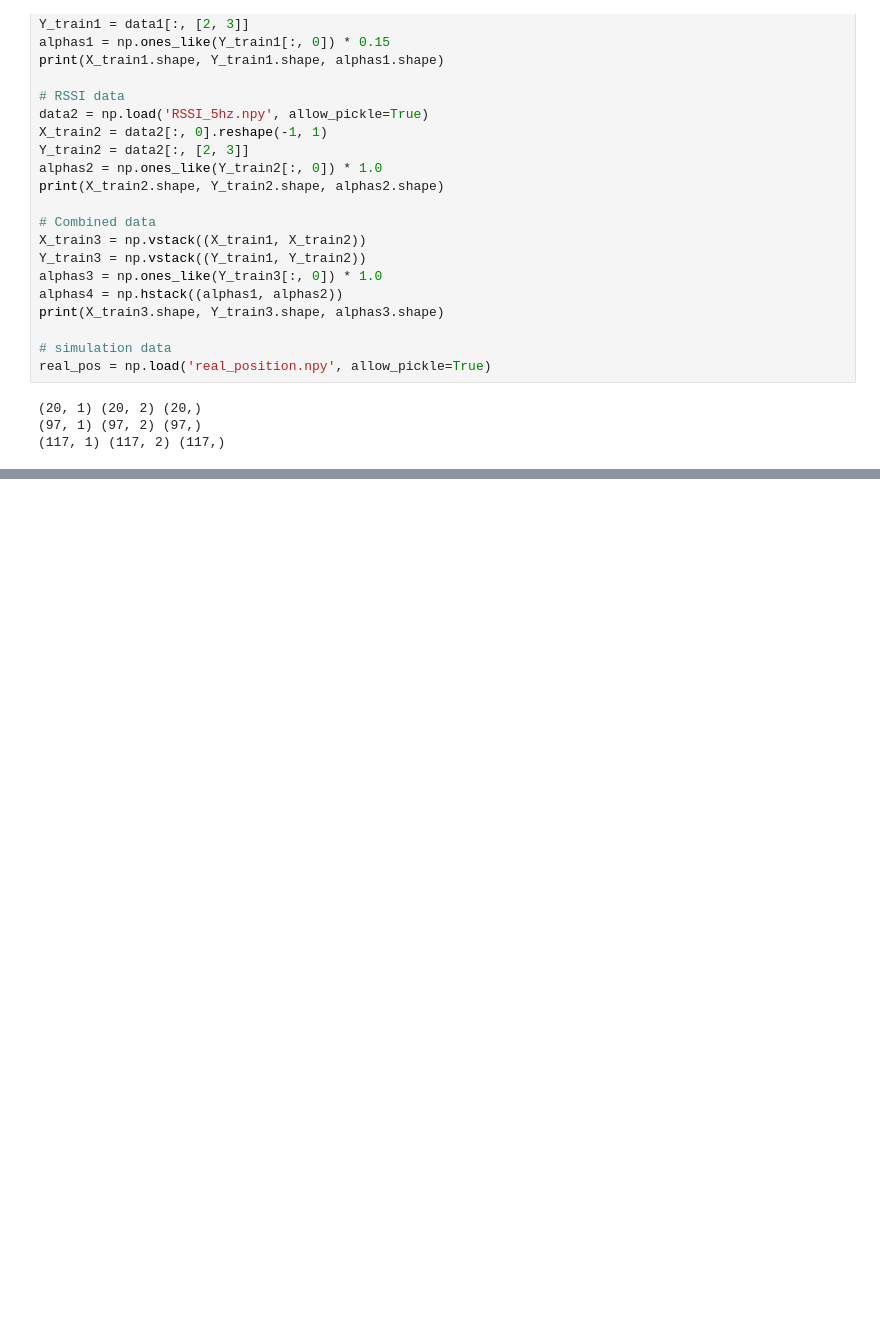
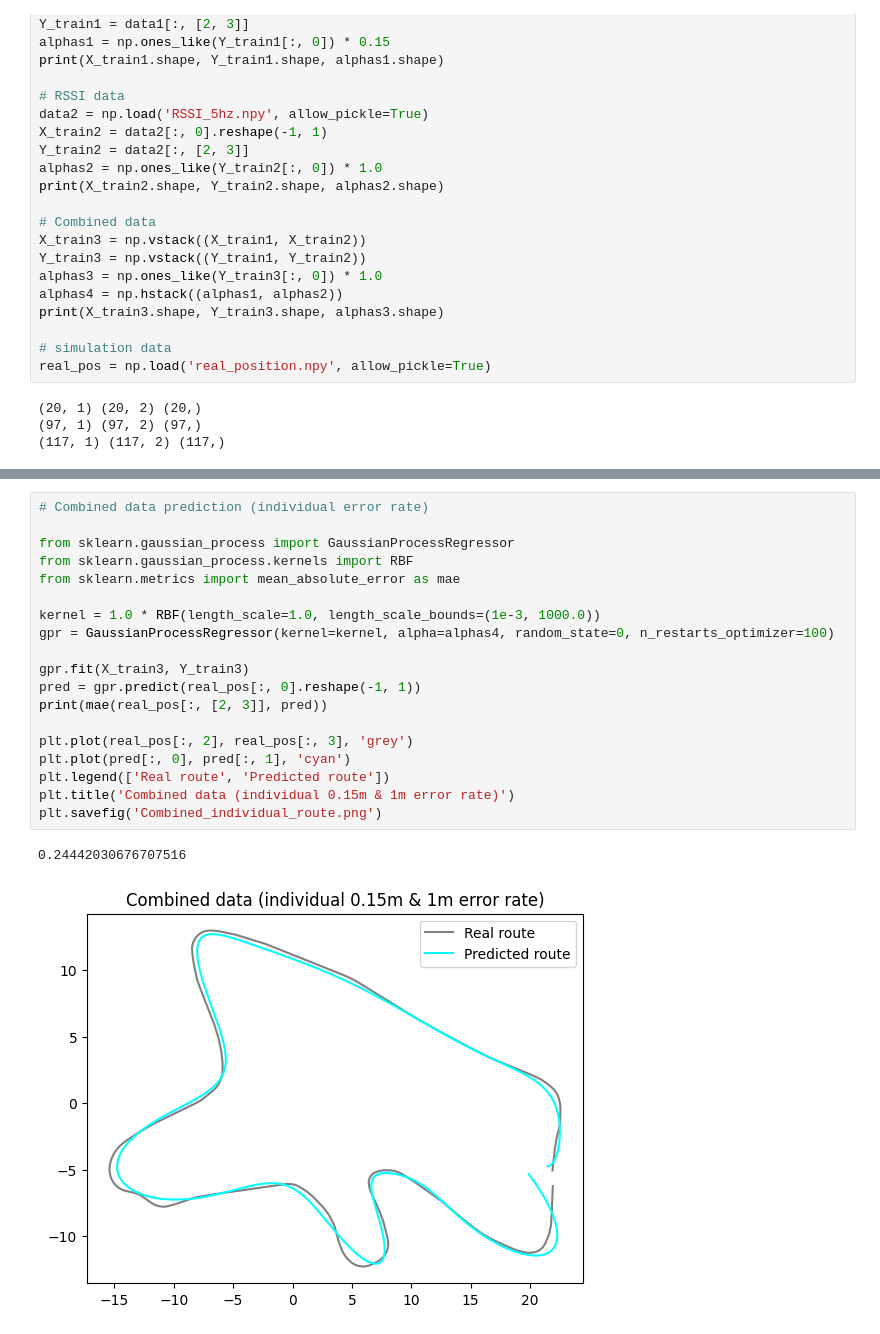
Before and after one commit to Miikkasna/gploc, a Jupyter notebook: gaussian process localization.ipynb, the cells around one changed output, grey strips where cells are left out. Cells and saved outputs as stored; diff of their text form; blank space fills up the shorter version.

```diff
--- a/gaussian process localization.ipynb
+++ b/gaussian process localization.ipynb
@@ -88,0 +98,22 @@ plt.savefig('RSSI_route.png')
+# %%
+# Combined data prediction (individual error rate)
+
+from sklearn.gaussian_process import GaussianProcessRegressor
+from sklearn.gaussian_process.kernels import RBF
+from sklearn.metrics import mean_absolute_error as mae
+
+kernel = 1.0 * RBF(length_scale=1.0, length_scale_bounds=(1e-3, 1000.0))
+gpr = GaussianProcessRegressor(kernel=kernel, alpha=alphas4, random_state=0, n_restarts_optimizer=100)
+
+gpr.fit(X_train3, Y_train3)
+pred = gpr.predict(real_pos[:, 0].reshape(-1, 1))
+print(mae(real_pos[:, [2, 3]], pred))
+
+plt.plot(real_pos[:, 2], real_pos[:, 3], 'grey')
+plt.plot(pred[:, 0], pred[:, 1], 'cyan')
+plt.legend(['Real route', 'Predicted route'])
+plt.title('Combined data (individual 0.15m & 1m error rate)')
+plt.savefig('Combined_individual_route.png')
+# %% [output]
+0.24442030676707516
+[figure, added]
```
Also changed, not shown: parts of 3 cells of this notebook.
